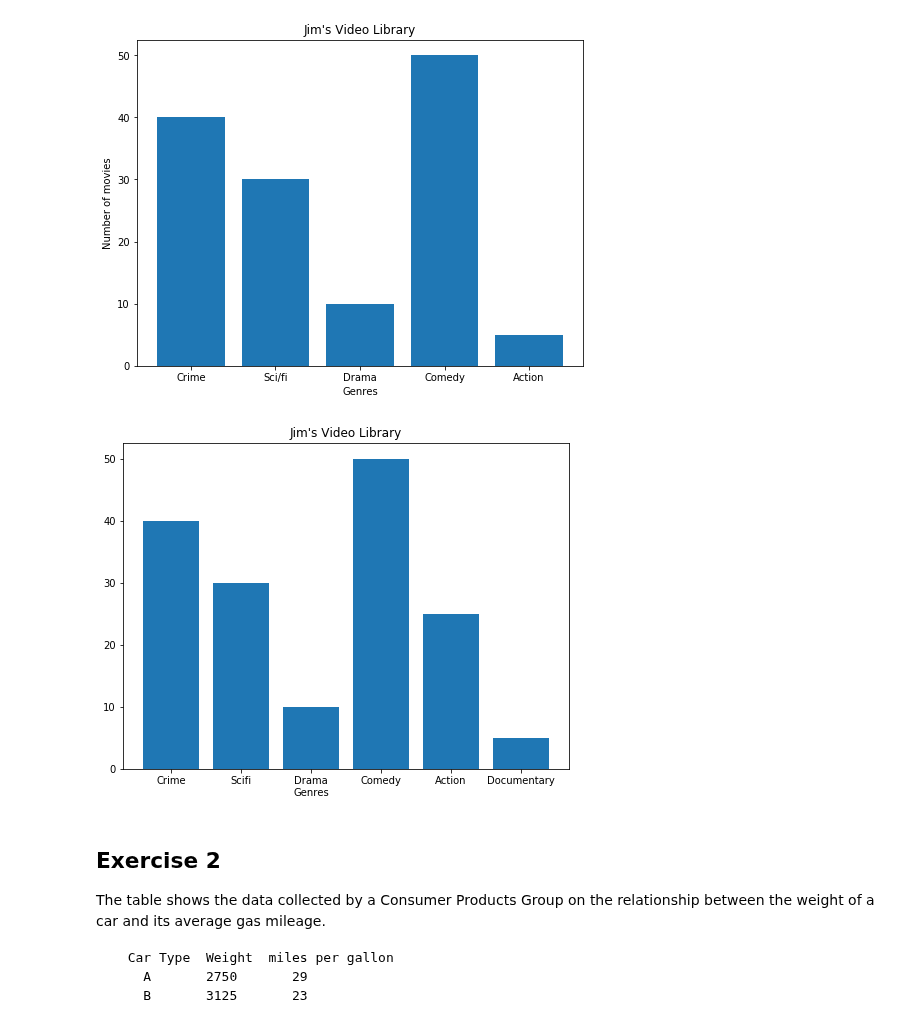
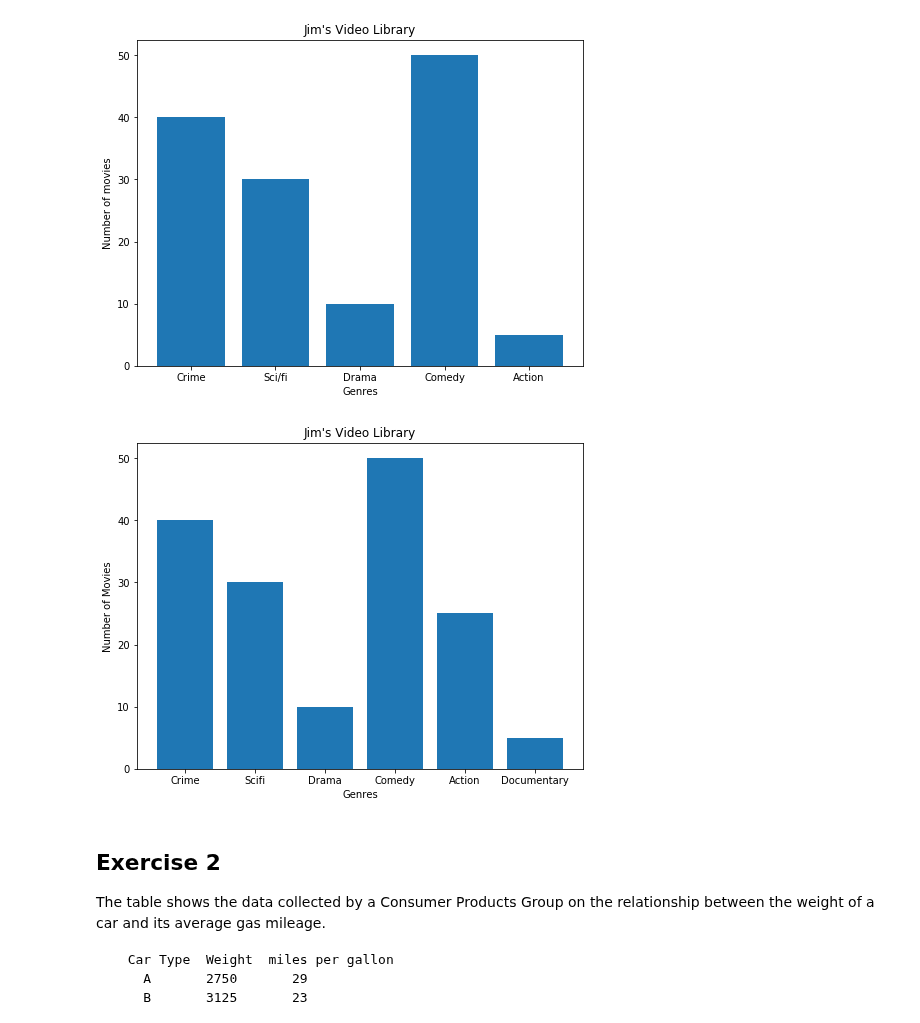
Before and after one commit to aschams/dsc-data-viz-lab-dc-ds-060319, a Jupyter notebook: index.ipynb, the cells around one changed output. Saved outputs shown, nothing was run; the diff lists cells and outputs as text; code cells hidden in the pictures.

```diff
--- a/index.ipynb
+++ b/index.ipynb
@@ -41,17 +41,17 @@ labels = None
 # %%
 import numpy as np
 import matplotlib.pyplot as plt
 
 x = ['Crime', 'Scifi', 'Drama', 'Comedy', 'Action', 'Documentary']
 y = np.array([40, 30, 10, 50, 25, 5])
 plt.figure(figsize = (8, 6))
 plt.bar(x = x, height = y)
 plt.title("Jim's Video Library")
 plt.xlabel("Genres")
-plt.ylabel("Number ")
+plt.ylabel("Number of Movies")
 plt.show()
 # %% [output]
-[figure, old version]
+[figure, new version]
 # %% [markdown]
 ## Exercise 2
 
```
